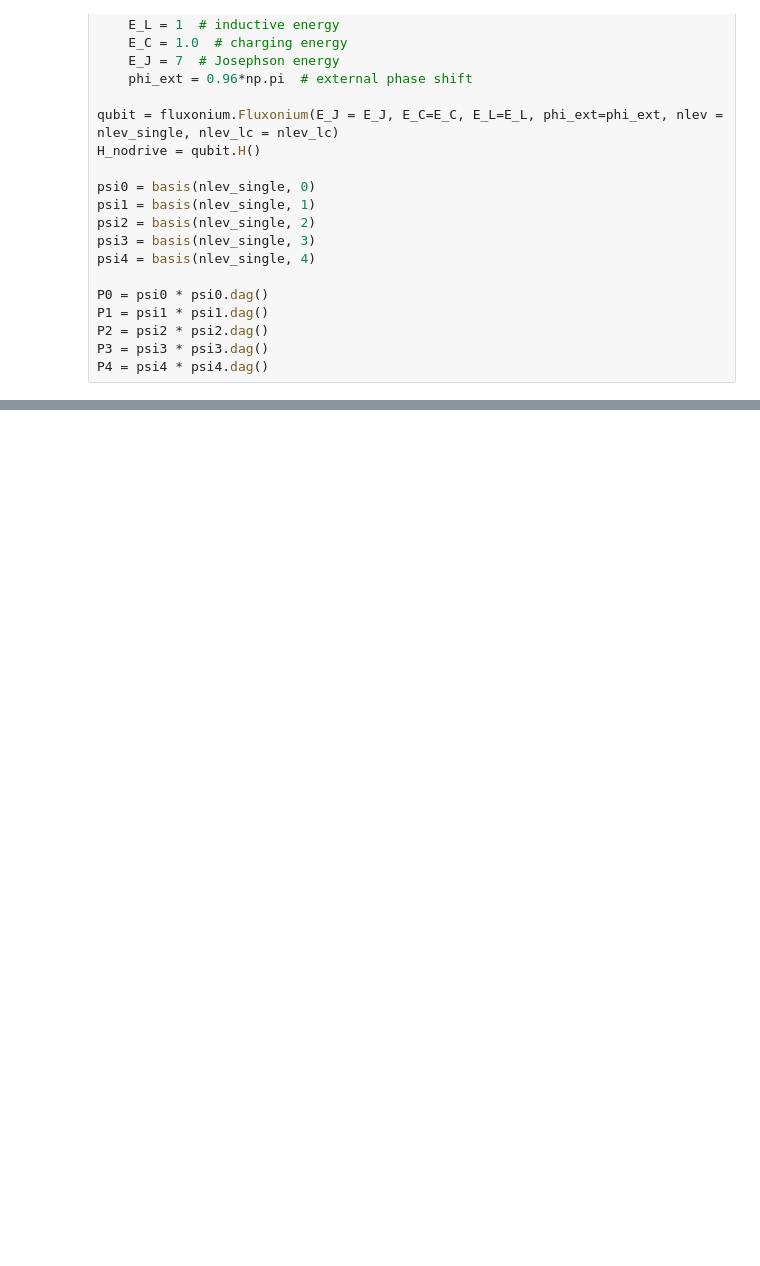
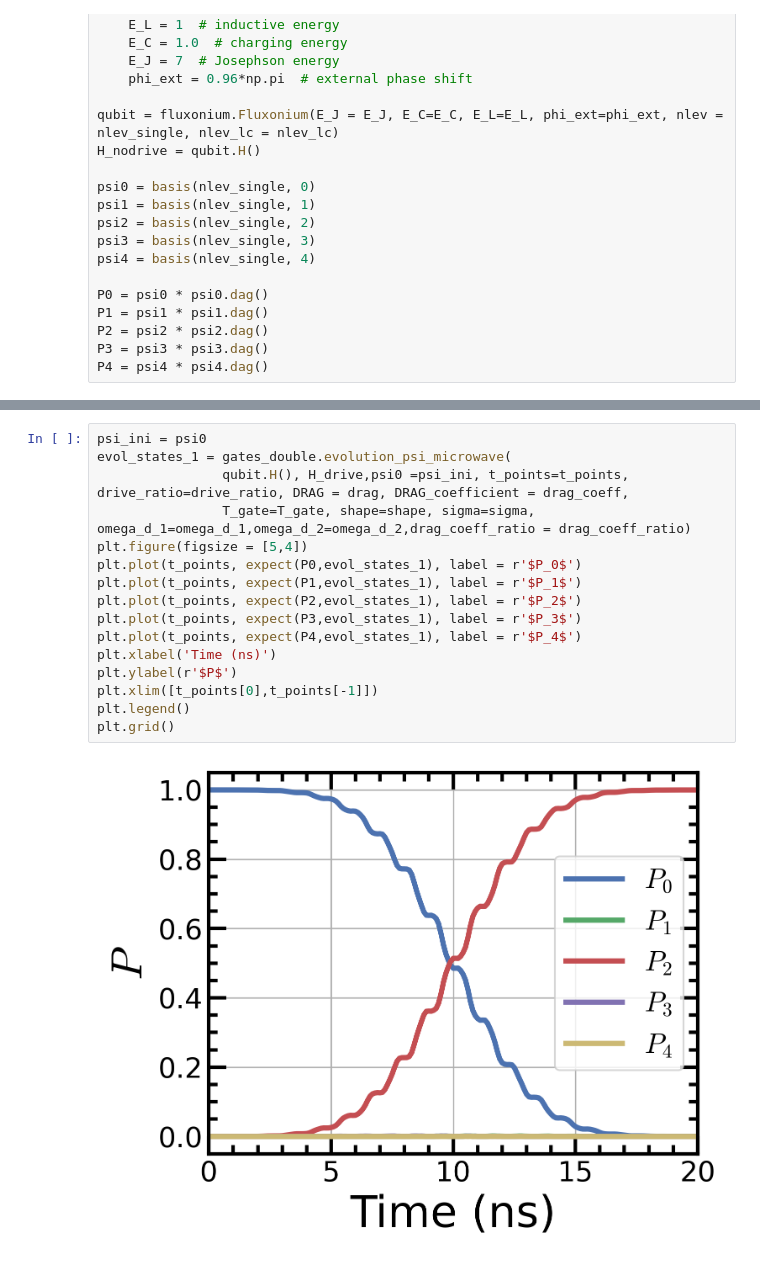
Before and after one commit to qnl/Fluxonium_berkeley, a Jupyter notebook: Notebooks/Untitled.ipynb, the cells around one changed output, grey strips where cells are left out. Drawn from its saved outputs; the diff is of its cells as text; blank space fills up the shorter version.

```diff
--- a/Notebooks/Untitled.ipynb
+++ b/Notebooks/Untitled.ipynb
@@ -94,0 +100,18 @@ plt.grid()
+# %%
+psi_ini = psi0
+evol_states_1 = gates_double.evolution_psi_microwave(
+                qubit.H(), H_drive,psi0 =psi_ini, t_points=t_points, drive_ratio=drive_ratio, DRAG = drag, DRAG_coefficient = drag_coeff,
+                T_gate=T_gate, shape=shape, sigma=sigma, omega_d_1=omega_d_1,omega_d_2=omega_d_2,drag_coeff_ratio = drag_coeff_ratio)
+plt.figure(figsize = [5,4])
+plt.plot(t_points, expect(P0,evol_states_1), label = r'$P_0$')
+plt.plot(t_points, expect(P1,evol_states_1), label = r'$P_1$')
+plt.plot(t_points, expect(P2,evol_states_1), label = r'$P_2$')
+plt.plot(t_points, expect(P3,evol_states_1), label = r'$P_3$')
+plt.plot(t_points, expect(P4,evol_states_1), label = r'$P_4$')
+plt.xlabel('Time (ns)')
+plt.ylabel(r'$P$')
+plt.xlim([t_points[0],t_points[-1]])
+plt.legend()
+plt.grid()
+# %% [output]
+[figure, added]
```
Also changed, not shown: parts of 8 cells of this notebook, 11 other files.
